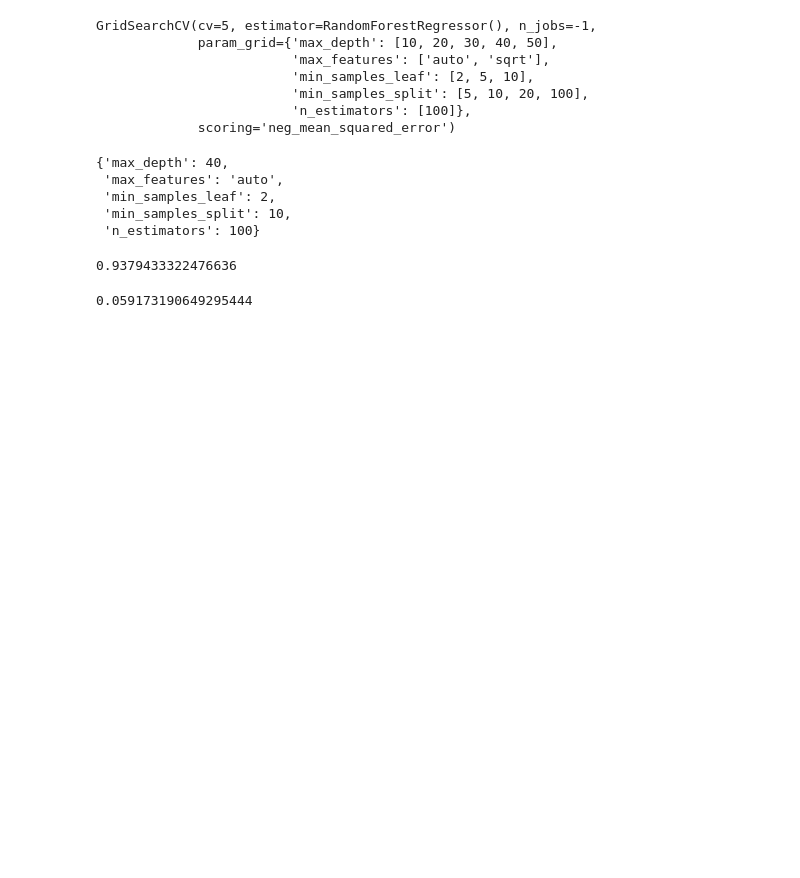
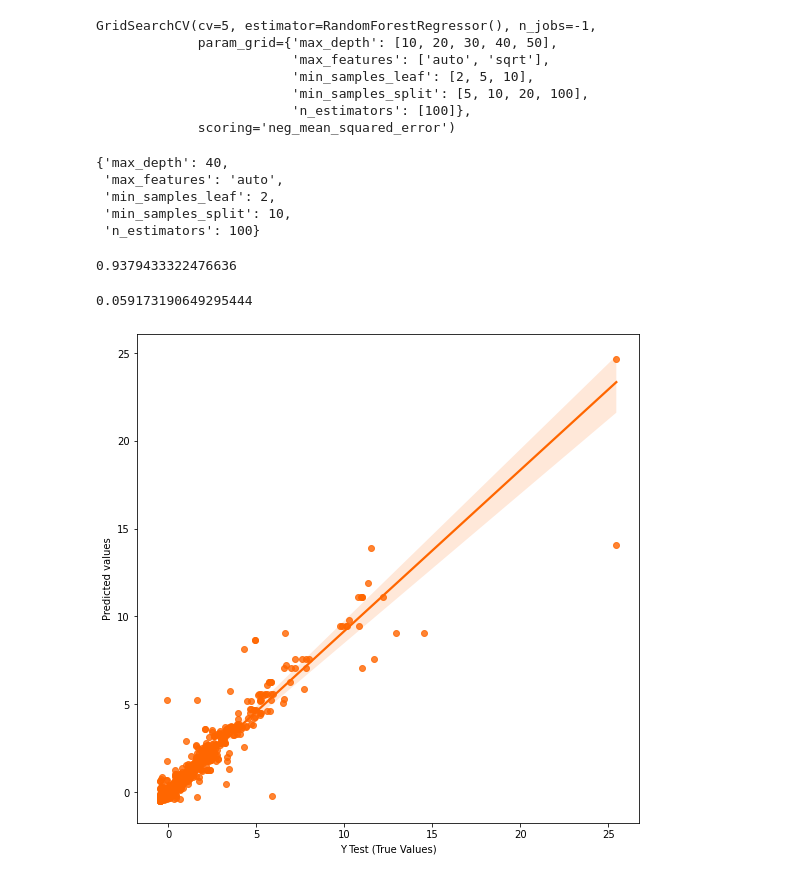
Before and after one commit to ghuioio/KHDL_IT4930, a Jupyter notebook: model/Regression.ipynb, the cells around one changed output. Saved outputs shown, nothing was run; the diff lists cells and outputs as text; code cells hidden in the pictures; blank space fills up the shorter version.

```diff
--- a/model/Regression.ipynb
+++ b/model/Regression.ipynb
@@ -113,3 +113,13 @@ metrics.r2_score(y_test, y_hat)
 metrics.mean_squared_error(y_test, y_hat)
 # %% [output]
 0.059173190649295444
+# %%
+plt.rcParams.update(plt.rcParamsDefault)
+%matplotlib inline
+plt.figure(figsize=(9,9))
+sns.regplot(x =y_test,y = y_hat, color='#FF6600')
+plt.xlabel('Y Test (True Values)')
+plt.ylabel('Predicted values')
+plt.show()
+# %% [output]
+[figure, added]
```
